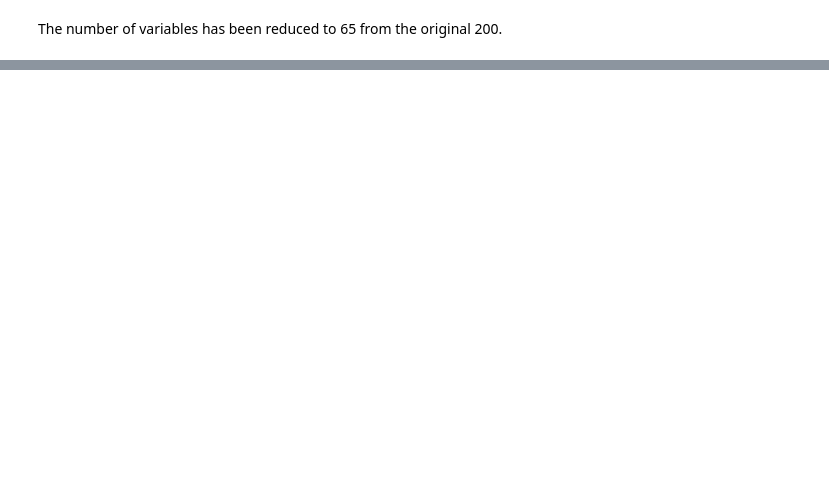
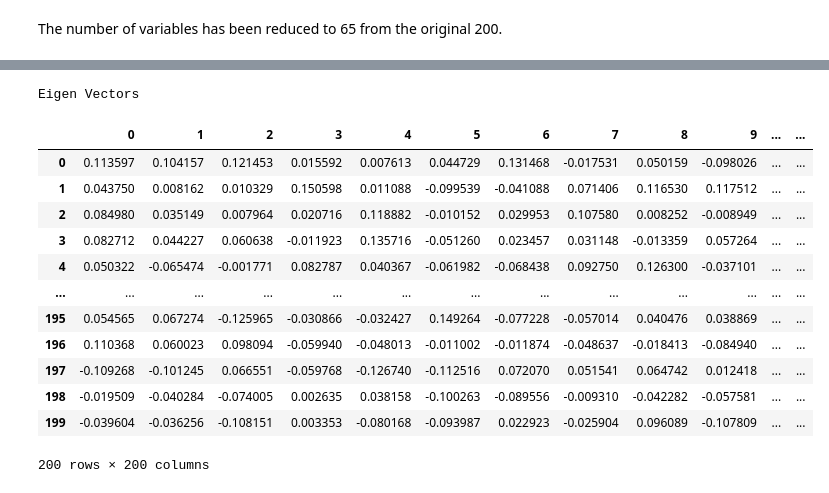
Before and after one commit to windy024/santander_kaggle, a Jupyter notebook: Model.ipynb, the cells around one changed output, grey strips where cells are left out. Saved outputs shown, nothing was run; the diff lists cells and outputs as text; code cells hidden in the pictures; blank space fills up the shorter version.

```diff
--- a/Model.ipynb
+++ b/Model.ipynb
@@ -168,0 +197,8 @@ The number of variables has been reduced to 65 from the original 200.
+# %%
+train_pca = train.drop(labels=['ID_code','target'],axis=1)
+# %%
+data_scaled=train_pca.apply(zscore)
+# %%
+pca = PCA()
+data_reduced = pca.fit_transform(data_scaled)
+data_reduced.transpose()
@@ -168,0 +219,18 @@ The number of variables has been reduced to 65 from the original 200.
+# %%
+print('Eigen Vectors \n')
+pd.DataFrame(pca.components_)
+# %% [output]
+Eigen Vectors
+|  | 0 | 1 | 2 | 3 | 4 | 5 | 6 | 7 | 8 | 9 | ... | ... |
+| 0 | 0.113597 | 0.104157 | 0.121453 | 0.015592 | 0.007613 | 0.044729 | 0.131468 | -0.017531 | 0.050159 | -0.098026 | ... | ... |
+| 1 | 0.043750 | 0.008162 | 0.010329 | 0.150598 | 0.011088 | -0.099539 | -0.041088 | 0.071406 | 0.116530 | 0.117512 | ... | ... |
+| 2 | 0.084980 | 0.035149 | 0.007964 | 0.020716 | 0.118882 | -0.010152 | 0.029953 | 0.107580 | 0.008252 | -0.008949 | ... | ... |
+| 3 | 0.082712 | 0.044227 | 0.060638 | -0.011923 | 0.135716 | -0.051260 | 0.023457 | 0.031148 | -0.013359 | 0.057264 | ... | ... |
+| 4 | 0.050322 | -0.065474 | -0.001771 | 0.082787 | 0.040367 | -0.061982 | -0.068438 | 0.092750 | 0.126300 | -0.037101 | ... | ... |
+| ... | ... | ... | ... | ... | ... | ... | ... | ... | ... | ... | ... | ... |
+| 195 | 0.054565 | 0.067274 | -0.125965 | -0.030866 | -0.032427 | 0.149264 | -0.077228 | -0.057014 | 0.040476 | 0.038869 | ... | ... |
+| 196 | 0.110368 | 0.060023 | 0.098094 | -0.059940 | -0.048013 | -0.011002 | -0.011874 | -0.048637 | -0.018413 | -0.084940 | ... | ... |
+| 197 | -0.109268 | -0.101245 | 0.066551 | -0.059768 | -0.126740 | -0.112516 | 0.072070 | 0.051541 | 0.064742 | 0.012418 | ... | ... |
+| 198 | -0.019509 | -0.040284 | -0.074005 | 0.002635 | 0.038158 | -0.100263 | -0.089556 | -0.009310 | -0.042282 | -0.057581 | ... | ... |
+| 199 | -0.039604 | -0.036256 | -0.108151 | 0.003353 | -0.080168 | -0.093987 | 0.022923 | -0.025904 | 0.096089 | -0.107809 | ... | ... |
+200 rows × 200 columns
```
Also changed, not shown: parts of 109 cells of this notebook.
